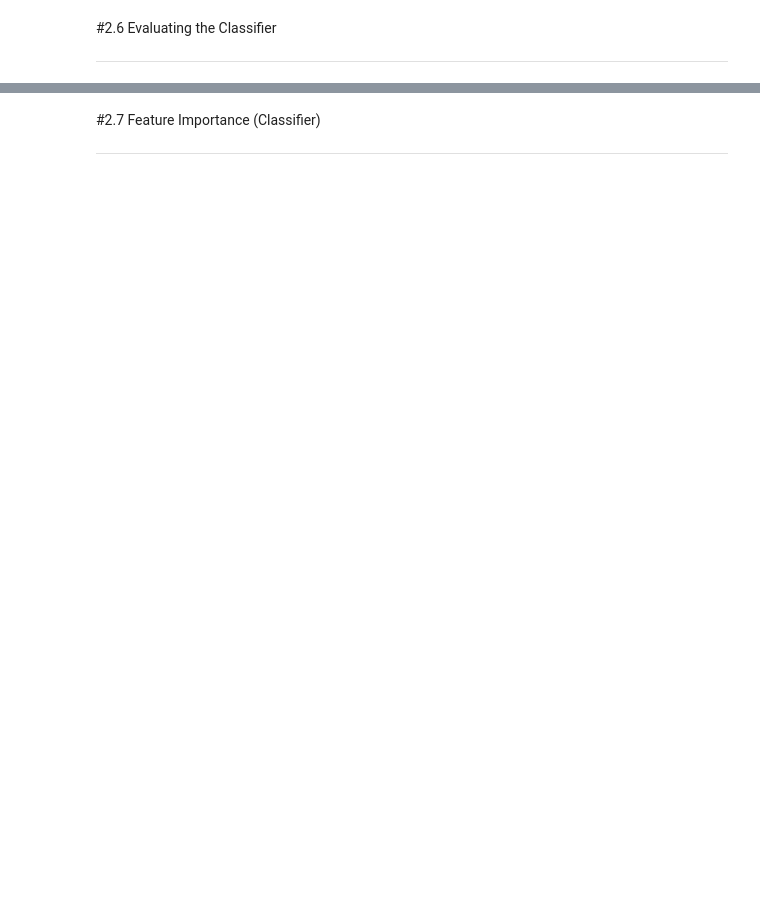
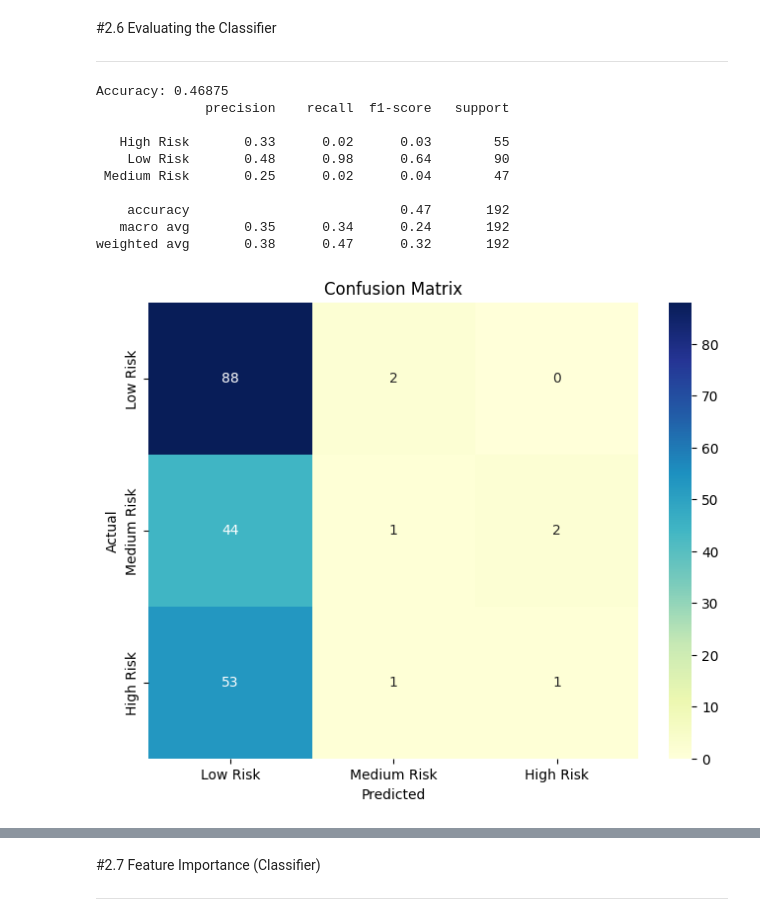
Before and after one commit to fredd-a/Intro-to-AI-Project, a Jupyter notebook: notebooks/02_baseline_model.ipynb, the cells around one changed output, grey strips where cells are left out. Saved outputs shown, nothing was run; the diff lists cells and outputs as text; code cells hidden in the pictures; blank space fills up the shorter version.

```diff
--- a/notebooks/02_baseline_model.ipynb
+++ b/notebooks/02_baseline_model.ipynb
@@ -341,6 +341,16 @@ This prevents class imbalance between training and testing data and ensures that
 # %%
 from sklearn.dummy import DummyClassifier
 from sklearn.metrics import accuracy_score
+
 # A dumb baseline (e.g. always predict the majority class)
+dumb_base = DummyClassifier(strategy="most_frequent", random_state = 42)
+
+# Fit the dumb baseline on the training data
+dumb_base.fit(X_train, y_train)
+
 # Establishes the floor Random Forest needs to beat.
+base_pred = dumb_base.predict(X_test)
+base_acc = accuracy_score(y_test, base_pred)
+
 # Report its accuracy.
+print("Baseline Accuracy:", base_acc)
@@ -349,6 +361,11 @@ from sklearn.metrics import accuracy_score
 
 ---
 # %%
-# Fit RandomForestClassifier with random_state set
-# Modest constraints (max_depth, min_samples_leaf) given the dataset size
+from sklearn.ensemble import RandomForestClassifier
+# Fit RandomForestClassifier with random_state set and modest constraints (max_depth,min_samples_leaf) given the dataset size
+randomf_clf = RandomForestClassifier(n_estimators=200,max_depth=6,min_samples_leaf=5,random_state=42)
+randomf_clf.fit(X_train, y_train)
+
 # Print basic fit confirmation
+print("Train Accuracy: ", randomf_clf.score(X_train, y_train))
+print("Test Accuracy: ", randomf_clf.score(X_test, y_test))
@@ -362,0 +386,35 @@ from sklearn.metrics import accuracy_score
+# %%
+from sklearn.metrics import classification_report, confusion_matrix
+import matplotlib.pyplot as plt
+import seaborn as sns
+
+# Make predictions on the test set
+y_pred = randomf_clf.predict(X_test)
+
+# Accuracy, precision/recall/F1 (per class)
+acc = accuracy_score(y_test, y_pred)
+print("Accuracy:", acc)
+print(classification_report(y_test, y_pred))
+
+# Confusion Matrix
+labels = ["Low Risk", "Medium Risk", "High Risk"]
+conf_matrix = confusion_matrix(y_test, y_pred, labels=labels)
+
+fig,ax = plt.subplots(figsize=(8,6))
+sns.heatmap(conf_matrix, annot=True, fmt="d", cmap="YlGnBu", xticklabels=labels, yticklabels=labels)
+plt.xlabel("Predicted")
+plt.ylabel("Actual")
+ax.set_title("Confusion Matrix")
+plt.show()
+# %% [output]
+Accuracy: 0.46875
+              precision    recall  f1-score   support
+
+   High Risk       0.33      0.02      0.03        55
+    Low Risk       0.48      0.98      0.64        90
+ Medium Risk       0.25      0.02      0.04        47
+
+    accuracy                           0.47       192
+   macro avg       0.35      0.34      0.24       192
+weighted avg       0.38      0.47      0.32       192
+[figure, added]
```
Also changed, not shown: parts of 7 cells of this notebook.
